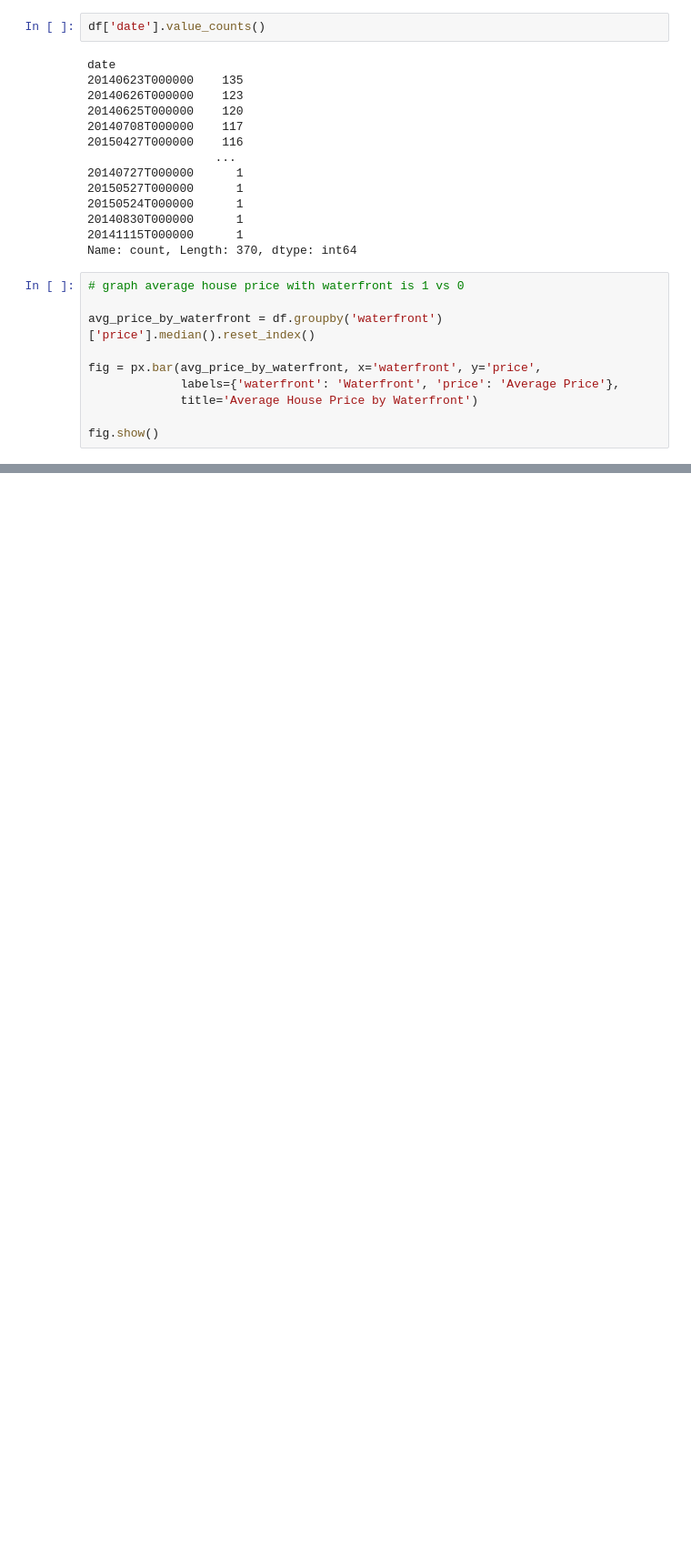
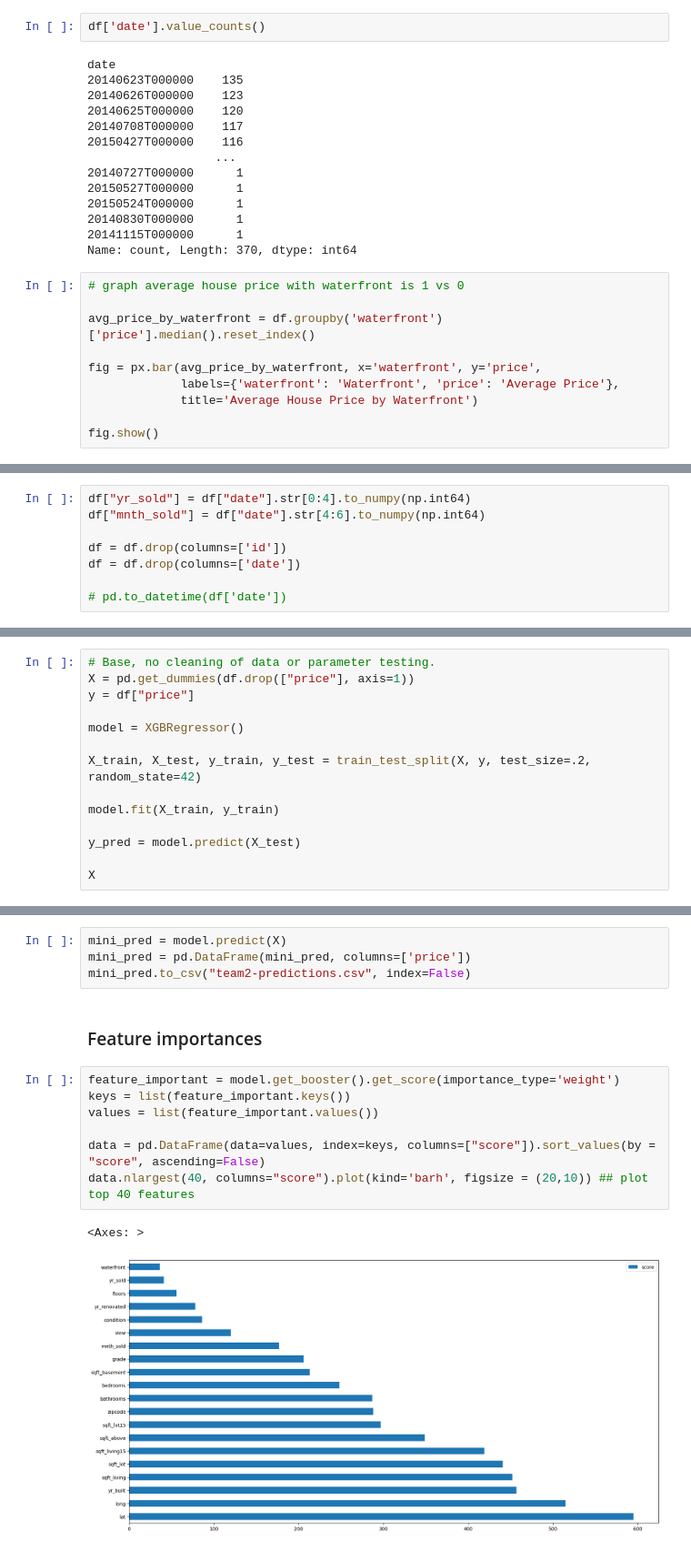
Before and after one commit to levi-wj/housing_case_study, a Jupyter notebook: Levi_Notes.ipynb, the cells around one changed output, grey strips where cells are left out. Shown: that part at 91% size. Drawn from its saved outputs; the diff is of its cells as text; blank space fills up the shorter version.

Commit message:
Added feature importances

```diff
--- a/Levi_Notes.ipynb
+++ b/Levi_Notes.ipynb
@@ -55,0 +64,8 @@ fig.show()
+# %%
+df["yr_sold"] = df["date"].str[0:4].to_numpy(np.int64)
+df["mnth_sold"] = df["date"].str[4:6].to_numpy(np.int64)
+
+df = df.drop(columns=['id'])
+df = df.drop(columns=['date'])
+
+# pd.to_datetime(df['date'])
@@ -55,0 +74,14 @@ fig.show()
+# %%
+# Base, no cleaning of data or parameter testing.
+X = pd.get_dummies(df.drop(["price"], axis=1))
+y = df["price"]
+
+model = XGBRegressor()
+
+X_train, X_test, y_train, y_test = train_test_split(X, y, test_size=.2, random_state=42)
+
+model.fit(X_train, y_train)
+
+y_pred = model.predict(X_test)
+
+X
@@ -55,0 +132,16 @@ fig.show()
+# %%
+mini_pred = model.predict(X)
+mini_pred = pd.DataFrame(mini_pred, columns=['price'])
+mini_pred.to_csv("team2-predictions.csv", index=False)
+# %% [markdown]
+### Feature importances
+# %%
+feature_important = model.get_booster().get_score(importance_type='weight')
+keys = list(feature_important.keys())
+values = list(feature_important.values())
+
+data = pd.DataFrame(data=values, index=keys, columns=["score"]).sort_values(by = "score", ascending=False)
+data.nlargest(40, columns="score").plot(kind='barh', figsize = (20,10)) ## plot top 40 features
+# %% [output]
+<Axes: >
+[figure, added]
```
Also changed, not shown: parts of 12 cells of this notebook, 3 other files.
